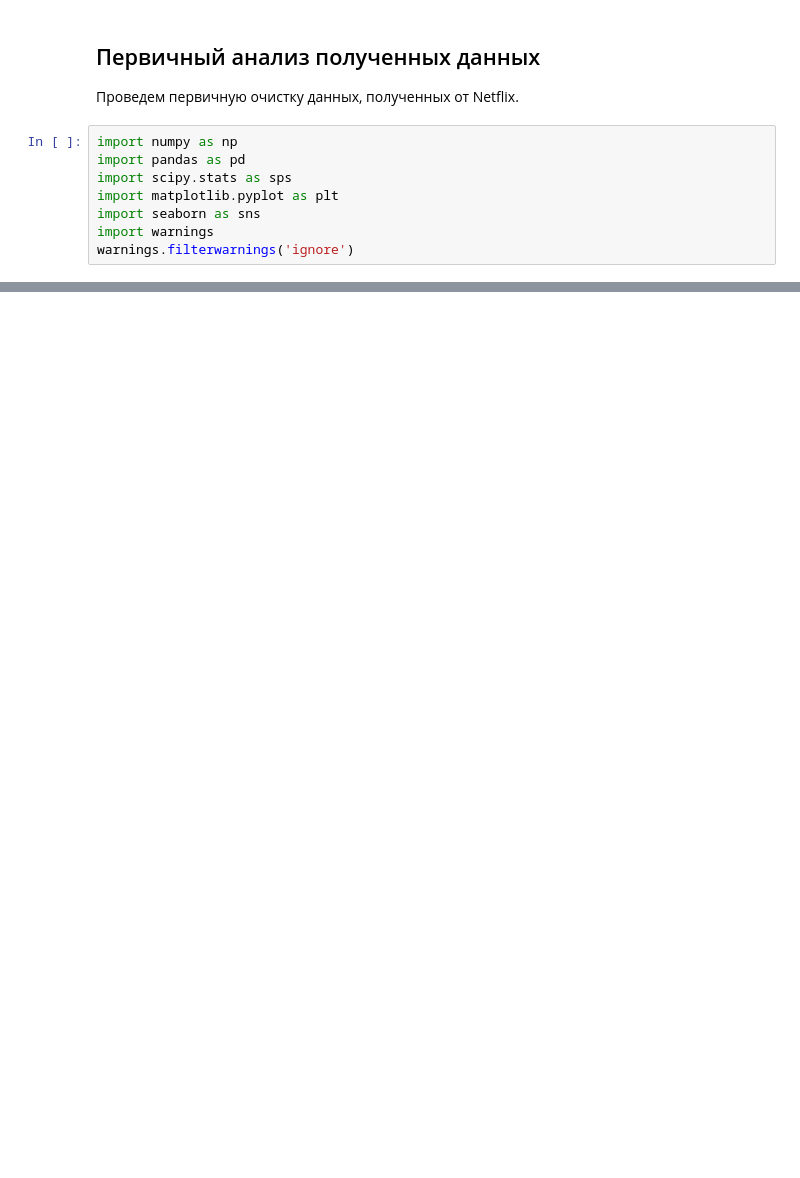
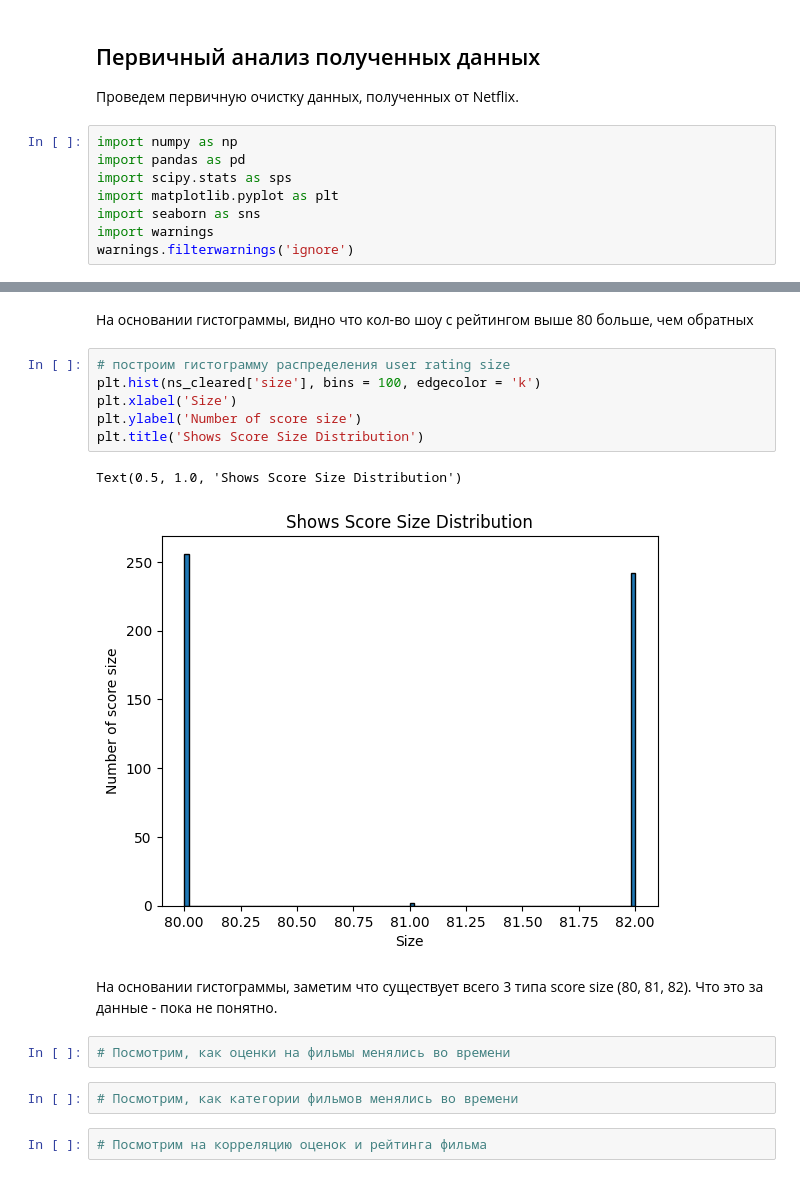
Before and after one commit to musinit/netflix_research, a Jupyter notebook: initial_analysis.ipynb, the cells around one changed output, grey strips where cells are left out. Drawn from its saved outputs; the diff is of its cells as text; blank space fills up the shorter version.

```diff
--- a/initial_analysis.ipynb
+++ b/initial_analysis.ipynb
@@ -50,0 +97,19 @@ memory usage: 54.8+ KB
+# %% [markdown]
+На основании гистограммы, видно что кол-во шоу с рейтингом выше 80 больше, чем обратных
+# %%
+# построим гистограмму распределения user rating size
+plt.hist(ns_cleared['size'], bins = 100, edgecolor = 'k')
+plt.xlabel('Size')
+plt.ylabel('Number of score size')
+plt.title('Shows Score Size Distribution')
+# %% [output]
+Text(0.5, 1.0, 'Shows Score Size Distribution')
+[figure, added]
+# %% [markdown]
+На основании гистограммы, заметим что существует всего 3 типа score size (80, 81, 82). Что это за данные - пока не понятно.
+# %%
+# Посмотрим, как оценки на фильмы менялись во времени
+# %%
+# Посмотрим, как категории фильмов менялись во времени
+# %%
+# Посмотрим на корреляцию оценок и рейтинга фильма
```
Also changed, not shown: parts of 6 cells of this notebook.
